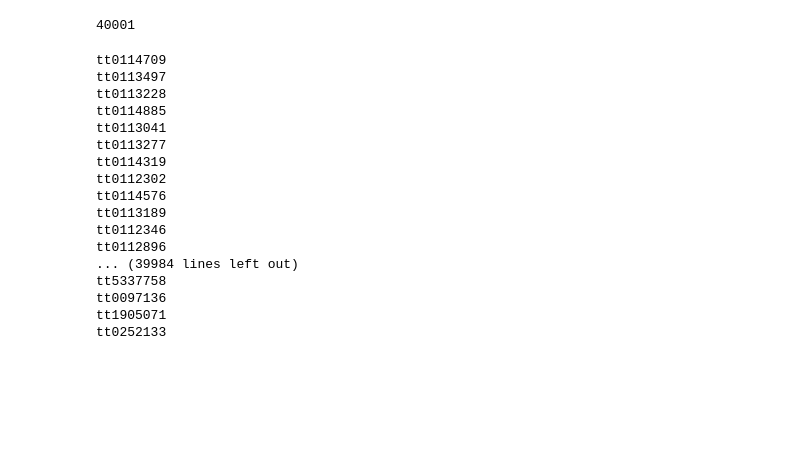
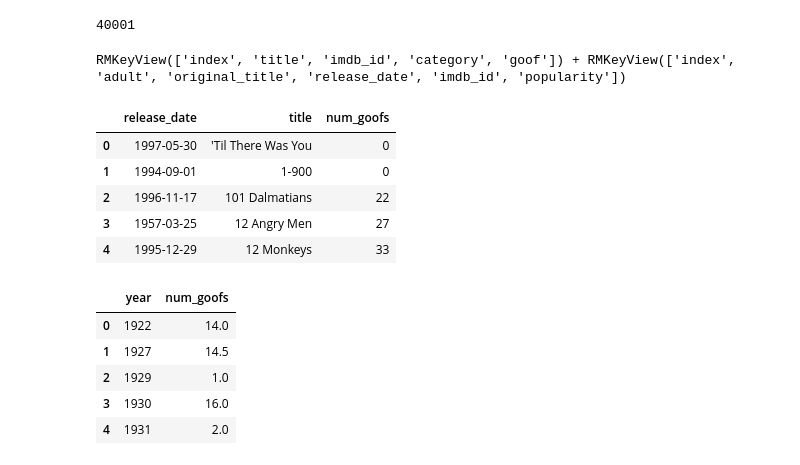
Before and after one commit to ymichael14/Movie-Goofs-Database, a Jupyter notebook: sql_database.ipynb, the cells around one changed output. Drawn from its saved outputs; the diff is of its cells as text; code cells hidden in the pictures; blank space fills up the shorter version.

```diff
--- a/sql_database.ipynb
+++ b/sql_database.ipynb
@@ -29,34 +32,31 @@ data2 = pd.read_csv('./CleanedCSV/goofsnocommas.csv')
 data2.to_sql('goofs', engine)
 # %% [output]
 40001
+# %%
+#check the column names
+with engine.connect() as conn:
+    result1 = conn.execute('SELECT * FROM goofs')
+    result2 = conn.execute('SELECT * FROM movies')
+
+
+print(f'{result1._metadata.keys} + {result2._metadata.keys}')
+# %% [output]
+RMKeyView(['index', 'title', 'imdb_id', 'category', 'goof']) + RMKeyView(['index', 'adult', 'original_title', 'release_date', 'imdb_id', 'popularity'])
 # %%
-
-
-# establish the connection with the engine object
+# get goofs per year
 with engine.connect() as conn:
 
-    # let's select the column credit_history
-    # from the loan data table
-    result = conn.execute(text("SELECT imdb_id FROM movies"))
+    #get the resulting table
+    result = conn.execute(text("SELECT movies.release_date, goofs.title, COUNT(goofs.goof) as num_goofs FROM goofs INNER JOIN movies ON goofs.imdb_id = movies.imdb_id GROUP BY goofs.title;"))
 
-    # print the result
-    for row in result:
-        print(row.imdb_id)
+    # convert the result to a pandas.DataFrame
+    movies_year = pd.DataFrame(result)
+
+movies_year.head()
 # %% [output]
-tt0114709
-tt0113497
-tt0113228
-tt0114885
-tt0113041
-tt0113277
-tt0114319
-tt0112302
-tt0114576
-tt0113189
-tt0112346
-tt0112896
-... (39984 lines left out)
-tt5337758
-tt0097136
-tt1905071
-tt0252133
+|  | release_date | title | num_goofs |
+| 0 | 1997-05-30 | 'Til There Was You | 0 |
+| 1 | 1994-09-01 | 1-900 | 0 |
+| 2 | 1996-11-17 | 101 Dalmatians | 22 |
+| 3 | 1957-03-25 | 12 Angry Men | 27 |
+| 4 | 1995-12-29 | 12 Monkeys | 33 |
@@ -62,0 +66,12 @@ tt0252133
+# %%
+plot_data = movies_year.groupby('year').mean()
+plot_data = plot_data.reset_index(level=0)
+plot_data = plot_data.sort_values('year')
+plot_data.head()
+# %% [output]
+|  | year | num_goofs |
+| 0 | 1922 | 14.0 |
+| 1 | 1927 | 14.5 |
+| 2 | 1929 | 1.0 |
+| 3 | 1930 | 16.0 |
+| 4 | 1931 | 2.0 |
```
Also changed, not shown: parts of 5 cells of this notebook, 3 other files.
